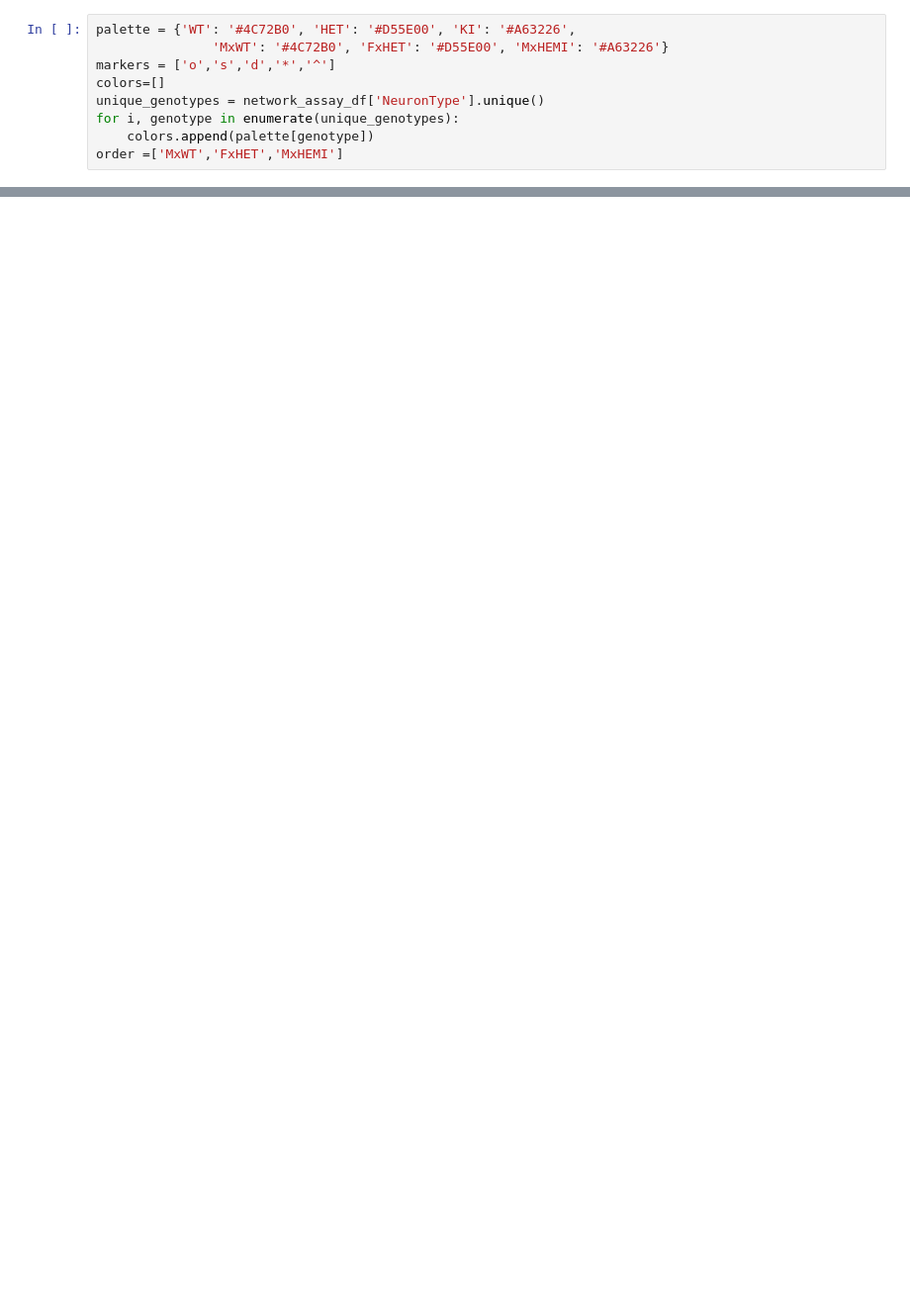
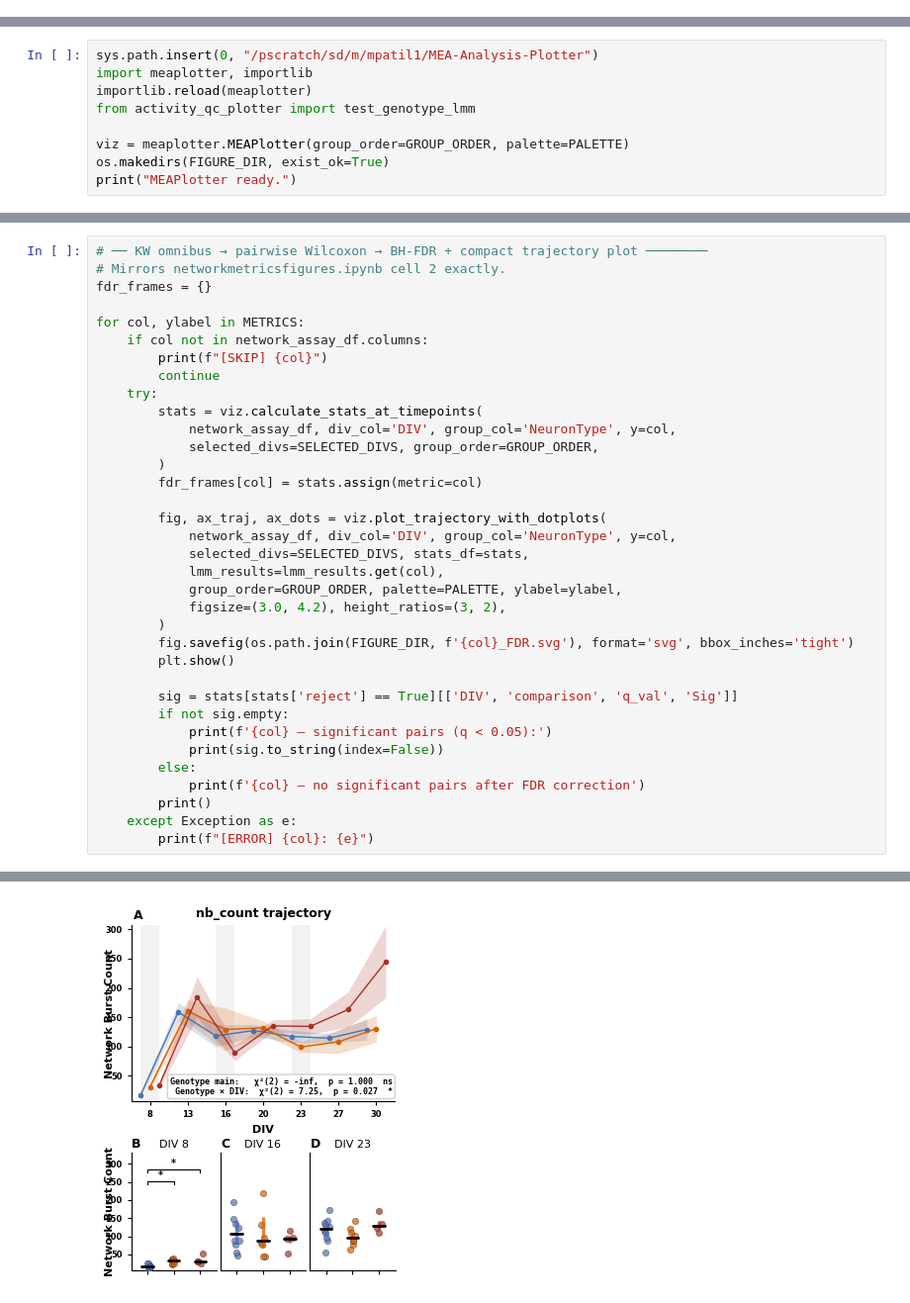
Before and after one commit to BenShalomLab/MEA-Analysis-Plotter, a Jupyter notebook: consolidated_networkjsons.ipynb, the cells around one changed output, grey strips where cells are left out. Shown at 99% size. Saved outputs shown, nothing was run; the diff lists cells and outputs as text; blank space fills up the shorter version.

```diff
--- a/consolidated_networkjsons.ipynb
+++ b/consolidated_networkjsons.ipynb
@@ -325,9 +0,0 @@ print(f"Remaining rows: {len(network_assay_df)}")
-# %%
-palette = {'WT': '#4C72B0', 'HET': '#D55E00', 'KI': '#A63226',
-               'MxWT': '#4C72B0', 'FxHET': '#D55E00', 'MxHEMI': '#A63226'}
-markers = ['o','s','d','*','^']
-colors=[]
-unique_genotypes = network_assay_df['NeuronType'].unique()
-for i, genotype in enumerate(unique_genotypes):
-    colors.append(palette[genotype])
-order =['MxWT','FxHET','MxHEMI']
@@ -1164,0 +301,9 @@ export_mea_analysis_to_pdf(
+# %%
+sys.path.insert(0, "/pscratch/sd/m/mpatil1/MEA-Analysis-Plotter")
+import meaplotter, importlib
+importlib.reload(meaplotter)
+from activity_qc_plotter import test_genotype_lmm
+
+viz = meaplotter.MEAPlotter(group_order=GROUP_ORDER, palette=PALETTE)
+os.makedirs(FIGURE_DIR, exist_ok=True)
+print("MEAPlotter ready.")
@@ -1164,0 +435,36 @@ export_mea_analysis_to_pdf(
+# %%
+# ── KW omnibus → pairwise Wilcoxon → BH-FDR + compact trajectory plot ────────
+# Mirrors networkmetricsfigures.ipynb cell 2 exactly.
+fdr_frames = {}
+
+for col, ylabel in METRICS:
+    if col not in network_assay_df.columns:
+        print(f"[SKIP] {col}")
+        continue
+    try:
+        stats = viz.calculate_stats_at_timepoints(
+            network_assay_df, div_col='DIV', group_col='NeuronType', y=col,
+            selected_divs=SELECTED_DIVS, group_order=GROUP_ORDER,
+        )
+        fdr_frames[col] = stats.assign(metric=col)
+
+        fig, ax_traj, ax_dots = viz.plot_trajectory_with_dotplots(
+            network_assay_df, div_col='DIV', group_col='NeuronType', y=col,
+            selected_divs=SELECTED_DIVS, stats_df=stats,
+            lmm_results=lmm_results.get(col),
+            group_order=GROUP_ORDER, palette=PALETTE, ylabel=ylabel,
+            figsize=(3.0, 4.2), height_ratios=(3, 2),
+        )
+        fig.savefig(os.path.join(FIGURE_DIR, f'{col}_FDR.svg'), format='svg', bbox_inches='tight')
+        plt.show()
+
+        sig = stats[stats['reject'] == True][['DIV', 'comparison', 'q_val', 'Sig']]
+        if not sig.empty:
+            print(f'{col} — significant pairs (q < 0.05):')
+            print(sig.to_string(index=False))
+        else:
+            print(f'{col} — no significant pairs after FDR correction')
+        print()
+    except Exception as e:
+        print(f"[ERROR] {col}: {e}")
+# %% [output]
@@ -1164,0 +478 @@ export_mea_analysis_to_pdf(
+[figure, added]
```
Also changed, not shown: parts of 40 cells of this notebook, 1 other file.
